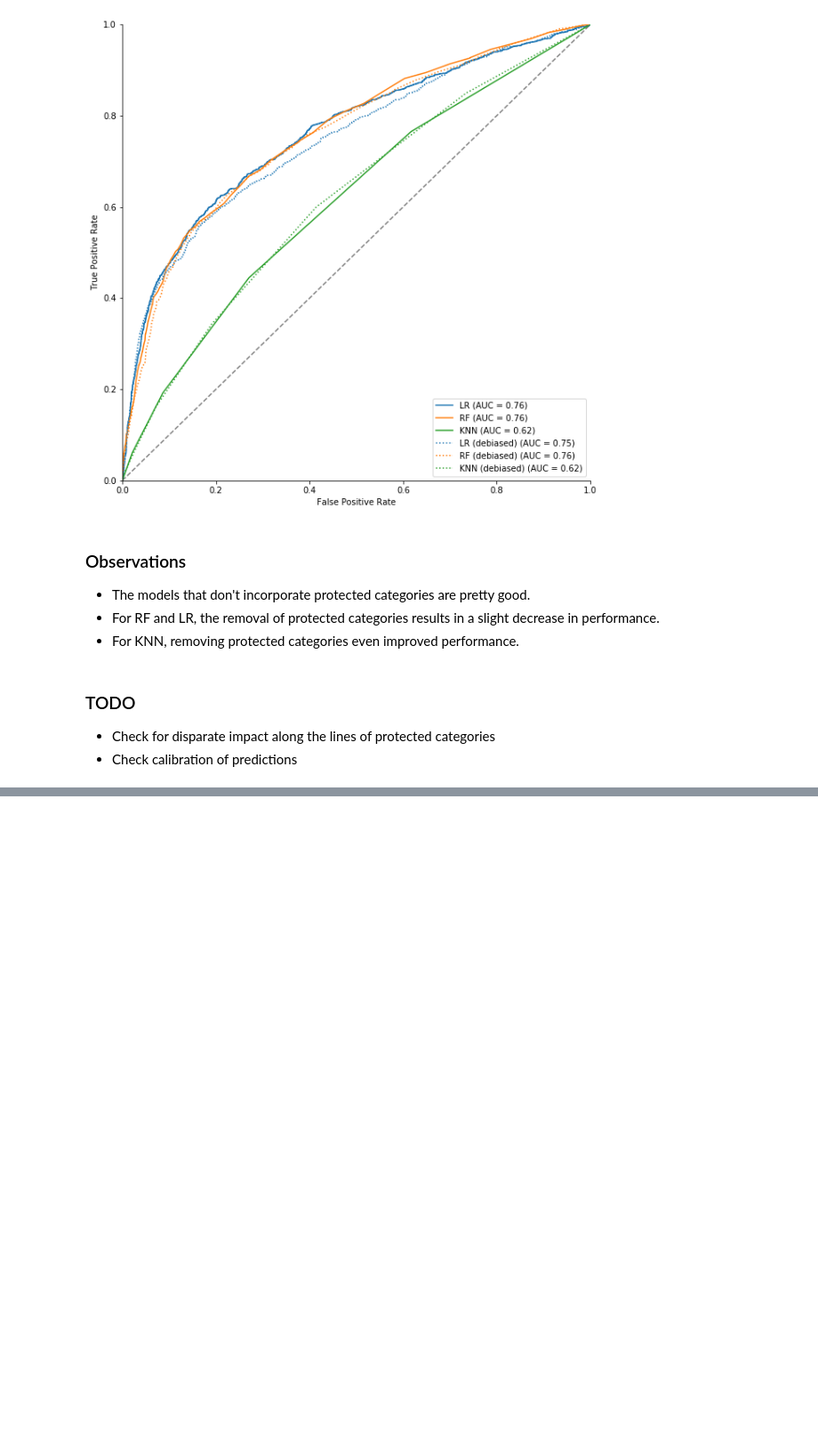
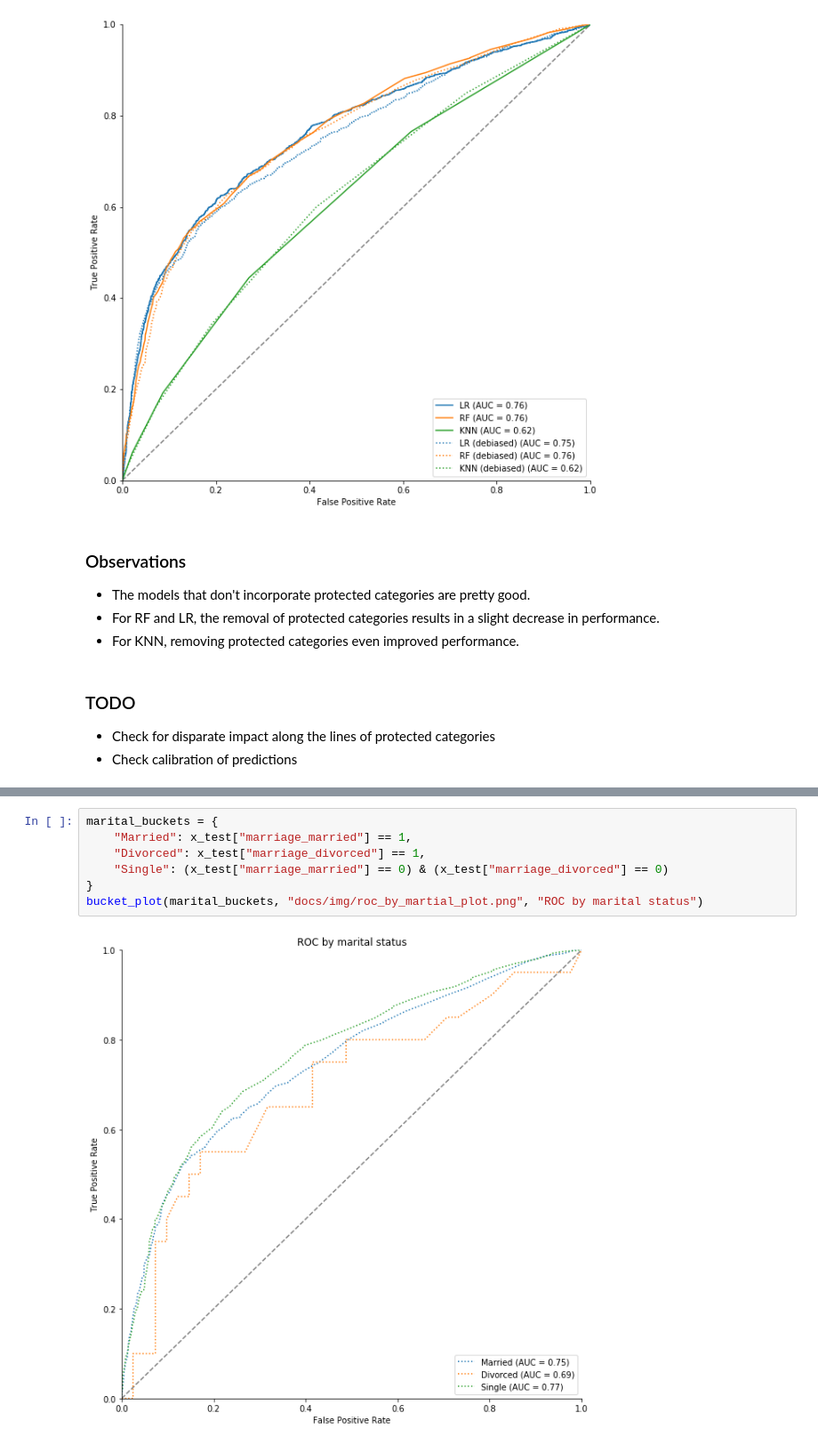
Before and after one commit to JanGeffert/AC221-FinalProject, a Jupyter notebook: eda_miru.ipynb, the cells around one changed output, grey strips where cells are left out. Shown at 89% size. Drawn from its saved outputs; the diff is of its cells as text; blank space fills up the shorter version.

```diff
--- a/eda_miru.ipynb
+++ b/eda_miru.ipynb
@@ -792,0 +788,9 @@ plt.show()
+# %%
+marital_buckets = {
+    "Married": x_test["marriage_married"] == 1,
+    "Divorced": x_test["marriage_divorced"] == 1,
+    "Single": (x_test["marriage_married"] == 0) & (x_test["marriage_divorced"] == 0)
+}
+bucket_plot(marital_buckets, "docs/img/roc_by_martial_plot.png", "ROC by marital status")
+# %% [output]
+[figure, added]
```
Also changed, not shown: parts of 9 cells of this notebook, 4 other files.
